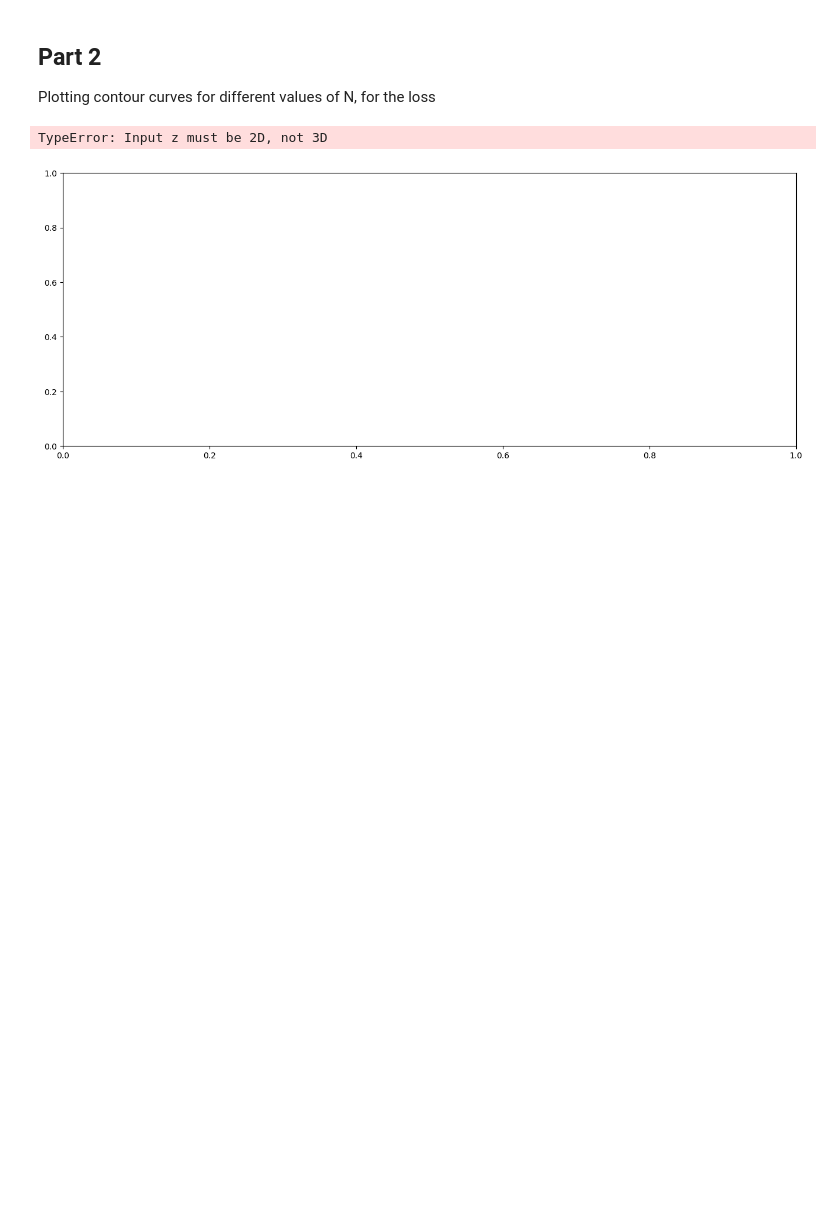
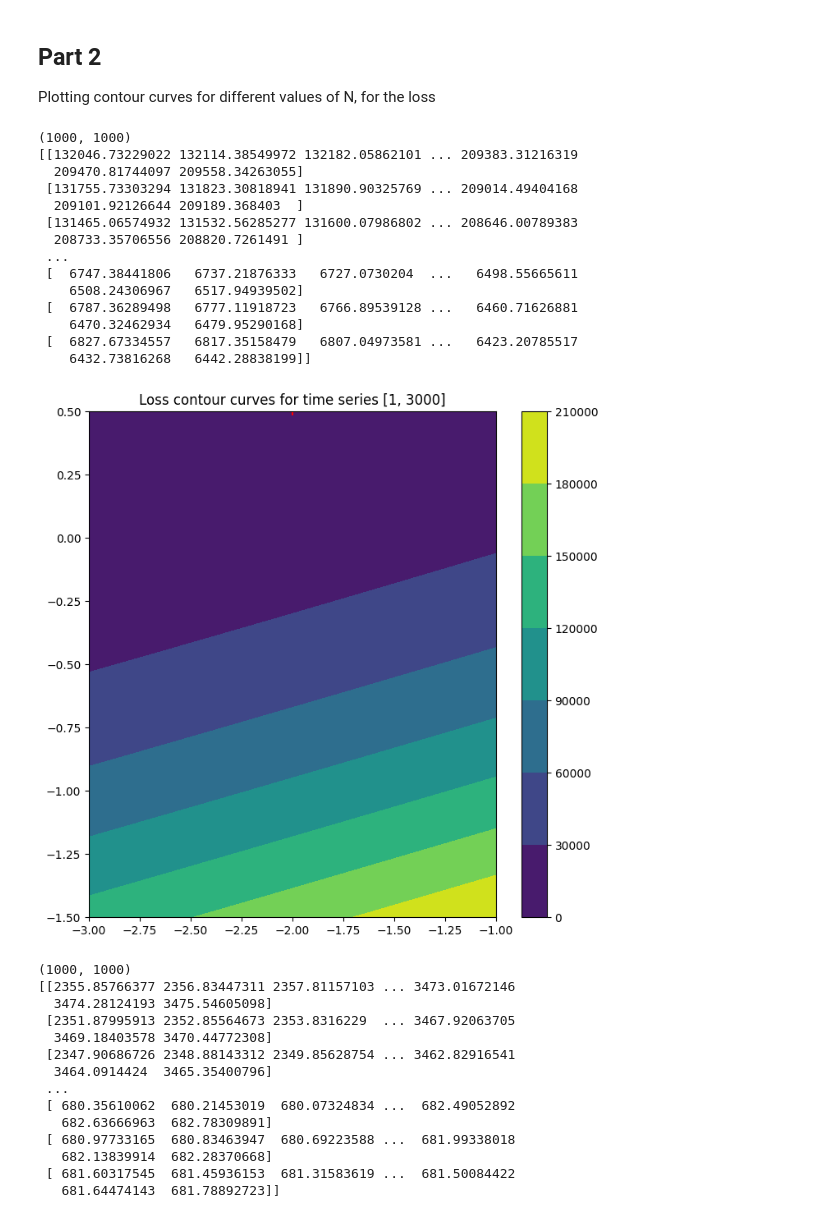
Before and after one commit to gustavn19/advanced_time_series_analysis, a Jupyter notebook: assignment_2/a2.ipynb, the cells around one changed output. Cells and saved outputs as stored; diff of their text form; code cells hidden in the pictures; blank space fills up the shorter version.

```diff
--- a/assignment_2/a2.ipynb
+++ b/assignment_2/a2.ipynb
@@ -99,37 +99,70 @@ theta_asterisk = [[theta_hat.x[0],  theta_hat.x[1]],  [theta_3, theta_4]]
 def model(X_t_1, theta_asterisk):
     if X_t_1 < 0:
         return theta_asterisk[0][0] + theta_asterisk[0][1] * X_t_1
     else:
         return theta_asterisk[1][0] + theta_asterisk[1][1] * X_t_1
 
 
 # In this part, it is desired to create a 3d contour plot of the N, and the lag??
 # The following contour curves function will be used
 # plt.contour([X, Y, ], Z)
 
 def plot_contour(X_t_subset, p1_range, p2_range, loss_function, range_idx ,estimation_function = conditional_expectation):
     # In this, we want in an interval to plot the contours as a function of p1 and p2, for different lengths of the time series
     # We expect to see a lot of lines, decreases around the actual parameters, plot an 'x' around actual parameters
 
     # Determine the loss matrix
-    local_loss_matrix = [[loss_function(X_t_subset, [p1, p2], estimation_function) for p1 in p1_range] for p2 in p2_range]
-    plt.figure(figsize = (16, 6))
+    # local_loss_matrix = np.array([[loss_function(X_t_subset, [p1, p2], estimation_function) for p2 in p2_range] for p1 in p1_range])
+    local_loss_matrix = np.array([[loss_function(X_t_subset, [p1, p2], estimation_function) for p1 in p1_range] for p2 in p2_range])
+    print(local_loss_matrix.shape)
+    print(local_loss_matrix)
+    plt.figure(figsize = (8, 8))
     P1_RANGE, P2_RANGE = np.meshgrid(p1_range, p2_range)
     # plt.contour([p1_range, p2_range], local_loss_matrix)
-    plt.contour([P1_RANGE, P2_RANGE], local_loss_matrix)
-    plt.scatter([-2], [0.5], marker = '+', color = 'red')
+    # plt.contour([P1_RANGE, P2_RANGE], local_loss_matrix)
+    plt.contourf(P1_RANGE, P2_RANGE, local_loss_matrix)
+    plt.colorbar()
+    plt.scatter([-2], [0.5], marker = '+', color = 'red', s = 50)
     plt.title(f'Loss contour curves for time series [{range_idx[0]}, {range_idx[1]}]')
     plt.show()
 
 # Defining parameters
 def main():
-    p1_range, p2_range = np.linspace(-3, -1), np.linspace(- 3 / 2, 1 / 2)
+    nr_points = 1000
+    p1_range, p2_range = np.linspace(-3, -1, nr_points), np.linspace(- 3 / 2, 1 / 2, nr_points)
 
     starts, stops = [1, 1, 1, 1001, 1001], [3000, 300, 30, 1300, 1030]
     for interval_index, _ in enumerate(starts):
         plot_contour(X_t[starts[interval_index] : stops[interval_index]], p1_range, p2_range, loss_function, [starts[interval_index], stops[interval_index]])
 
 main()
 # %% [output]
-TypeError: Input z must be 2D, not 3D
+(1000, 1000)
+[[132046.73229022 132114.38549972 132182.05862101 ... 209383.31216319
+  209470.81744097 209558.34263055]
+ [131755.73303294 131823.30818941 131890.90325769 ... 209014.49404168
+  209101.92126644 209189.368403  ]
+ [131465.06574932 131532.56285277 131600.07986802 ... 208646.00789383
+  208733.35706556 208820.7261491 ]
+ ...
+ [  6747.38441806   6737.21876333   6727.0730204  ...   6498.55665611
+    6508.24306967   6517.94939502]
+ [  6787.36289498   6777.11918723   6766.89539128 ...   6460.71626881
+    6470.32462934   6479.95290168]
+ [  6827.67334557   6817.35158479   6807.04973581 ...   6423.20785517
+    6432.73816268   6442.28838199]]
-[figure, old version]
+[figure, new version]
+(1000, 1000)
+[[2355.85766377 2356.83447311 2357.81157103 ... 3473.01672146
+  3474.28124193 3475.54605098]
+ [2351.87995913 2352.85564673 2353.8316229  ... 3467.92063705
+  3469.18403578 3470.44772308]
+ [2347.90686726 2348.88143312 2349.85628754 ... 3462.82916541
+  3464.0914424  3465.35400796]
+ ...
+ [ 680.35610062  680.21453019  680.07324834 ...  682.49052892
+   682.63666963  682.78309891]
+ [ 680.97733165  680.83463947  680.69223588 ...  681.99338018
+   682.13839914  682.28370668]
+ [ 681.60317545  681.45936153  681.31583619 ...  681.50084422
+   681.64474143  681.78892723]]
```
Also changed, not shown: parts of 3 cells of this notebook.
